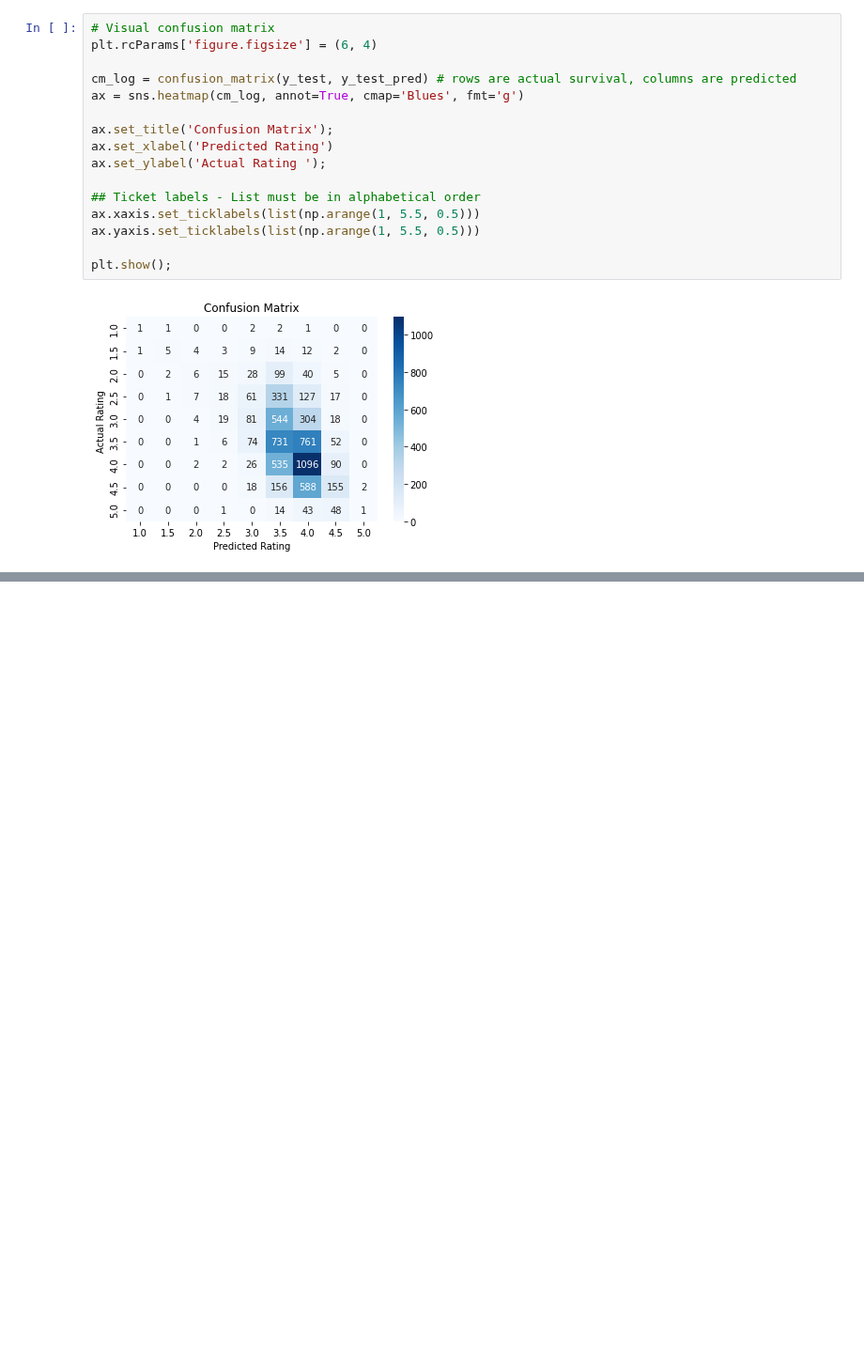
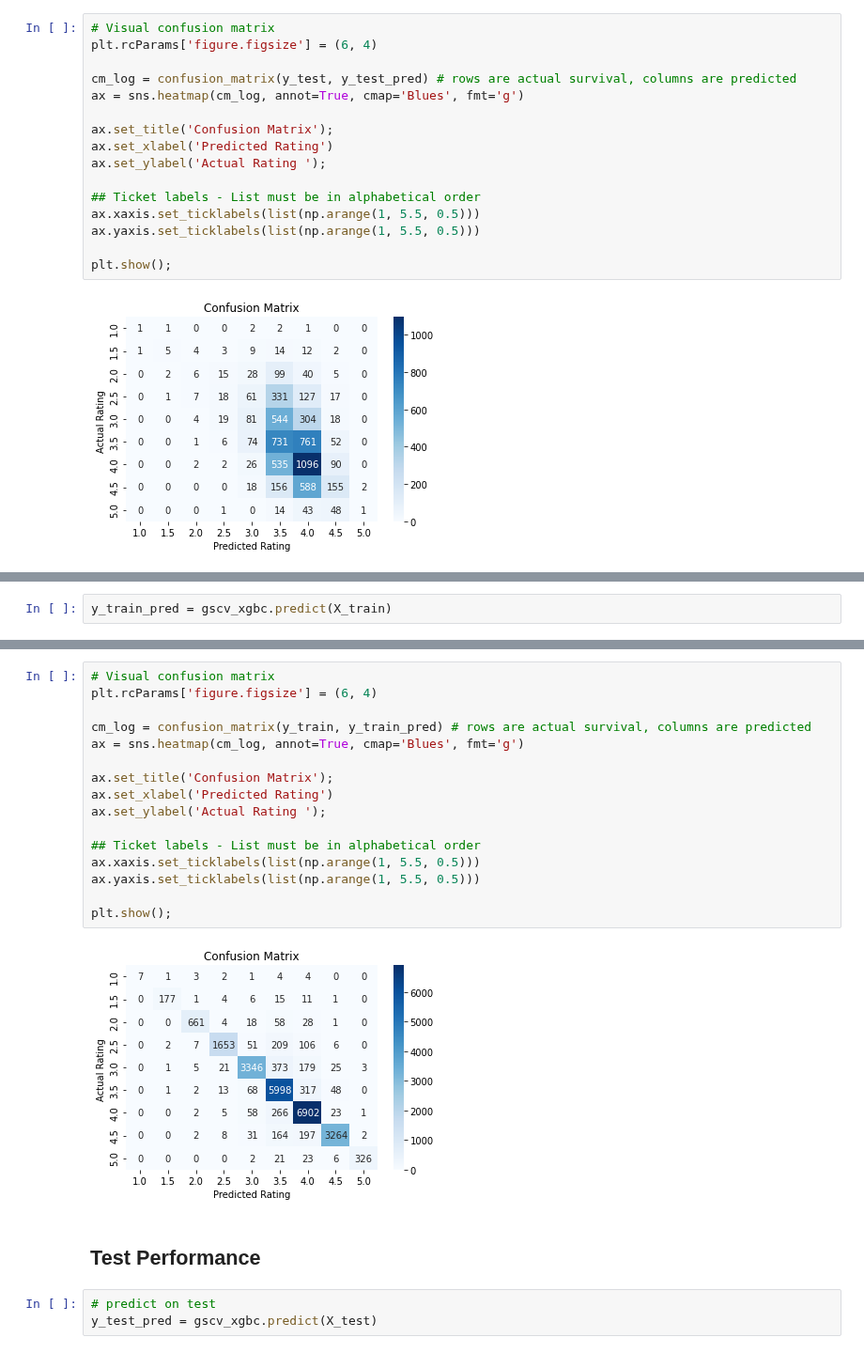
Before and after one commit to EAName/yelp-reviews, a Jupyter notebook: Yelp_RandomForest_XGBoost_AA.ipynb, the cells around one changed output, grey strips where cells are left out. Shown at 94% size. Saved outputs shown, nothing was run; the diff lists cells and outputs as text; blank space fills up the shorter version.

```diff
--- a/Yelp_RandomForest_XGBoost_AA.ipynb
+++ b/Yelp_RandomForest_XGBoost_AA.ipynb
@@ -279,0 +347,2 @@ plt.show();
+# %%
+y_train_pred = gscv_xgbc.predict(X_train)
@@ -279,0 +375,23 @@ plt.show();
+# %%
+# Visual confusion matrix
+plt.rcParams['figure.figsize'] = (6, 4)
+
+cm_log = confusion_matrix(y_train, y_train_pred) # rows are actual survival, columns are predicted
+ax = sns.heatmap(cm_log, annot=True, cmap='Blues', fmt='g')
+
+ax.set_title('Confusion Matrix');
+ax.set_xlabel('Predicted Rating')
+ax.set_ylabel('Actual Rating ');
+
+## Ticket labels - List must be in alphabetical order
+ax.xaxis.set_ticklabels(list(np.arange(1, 5.5, 0.5)))
+ax.yaxis.set_ticklabels(list(np.arange(1, 5.5, 0.5)))
+
+plt.show();
+# %% [output]
+[figure, added]
+# %% [markdown]
+## Test Performance
+# %%
+# predict on test
+y_test_pred = gscv_xgbc.predict(X_test)
```
Also changed, not shown: parts of 22 cells of this notebook.
